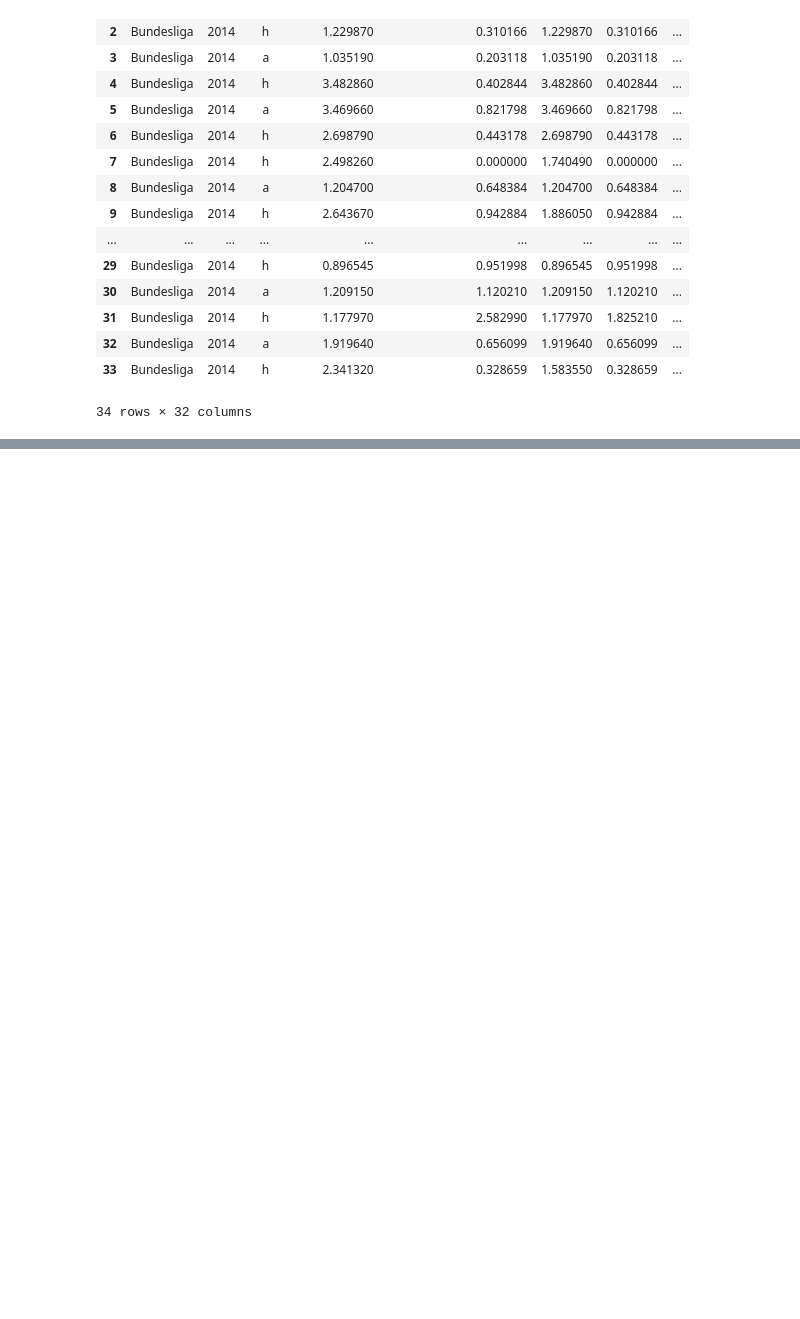
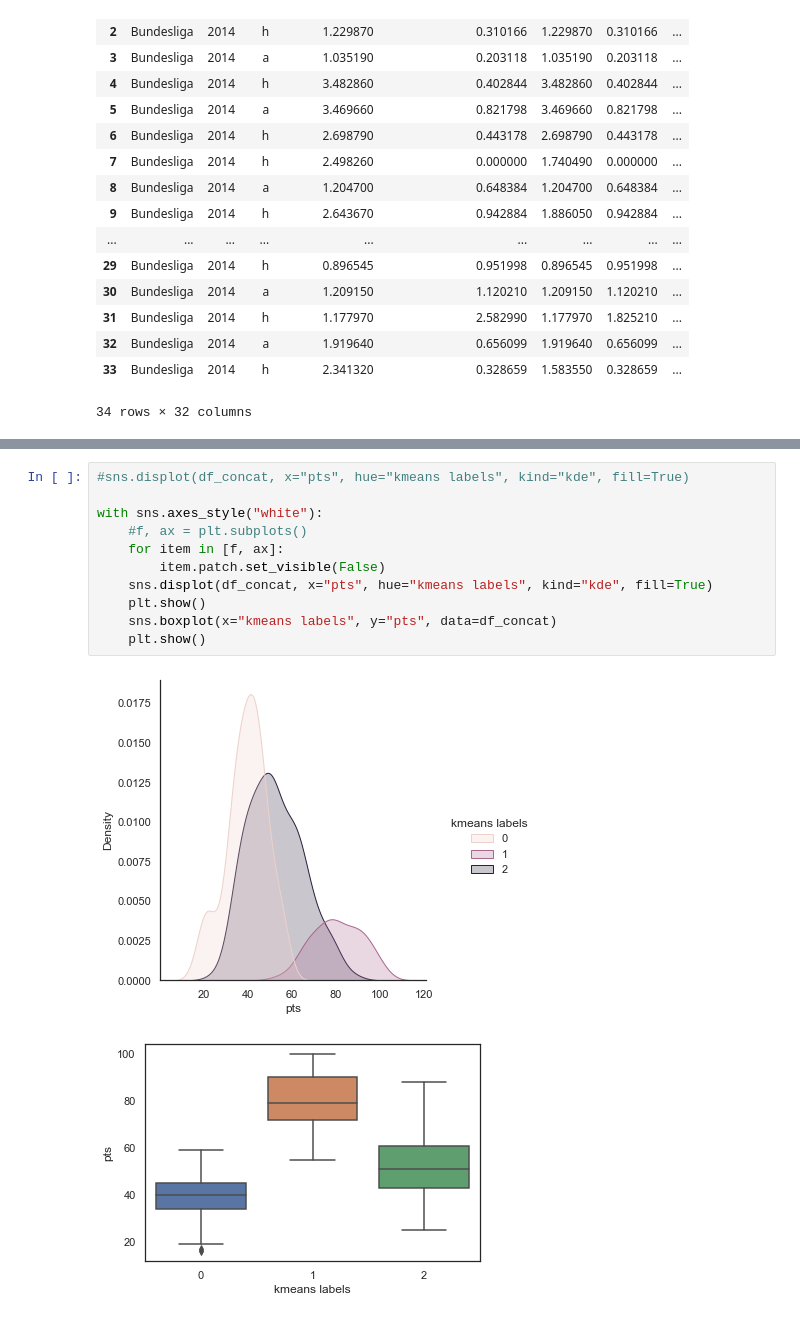
Before and after one commit to fredericojpr/Statistics-for-Data-Science-Project, a Jupyter notebook: Stats.ipynb, the cells around one changed output, grey strips where cells are left out. Cells and saved outputs as stored; diff of their text form; blank space fills up the shorter version.

```diff
--- a/Stats.ipynb
+++ b/Stats.ipynb
@@ -896,0 +1071,14 @@ aaa[aaa.name.str.contains('Bayern Munich 2014')]
+# %%
+#sns.displot(df_concat, x="pts", hue="kmeans labels", kind="kde", fill=True)
+
+with sns.axes_style("white"):
+    #f, ax = plt.subplots()
+    for item in [f, ax]:
+        item.patch.set_visible(False)
+    sns.displot(df_concat, x="pts", hue="kmeans labels", kind="kde", fill=True)
+    plt.show()
+    sns.boxplot(x="kmeans labels", y="pts", data=df_concat)
+    plt.show()
+# %% [output]
+[figure, added]
+[figure, added]
```
Also changed, not shown: parts of 23 cells of this notebook.
